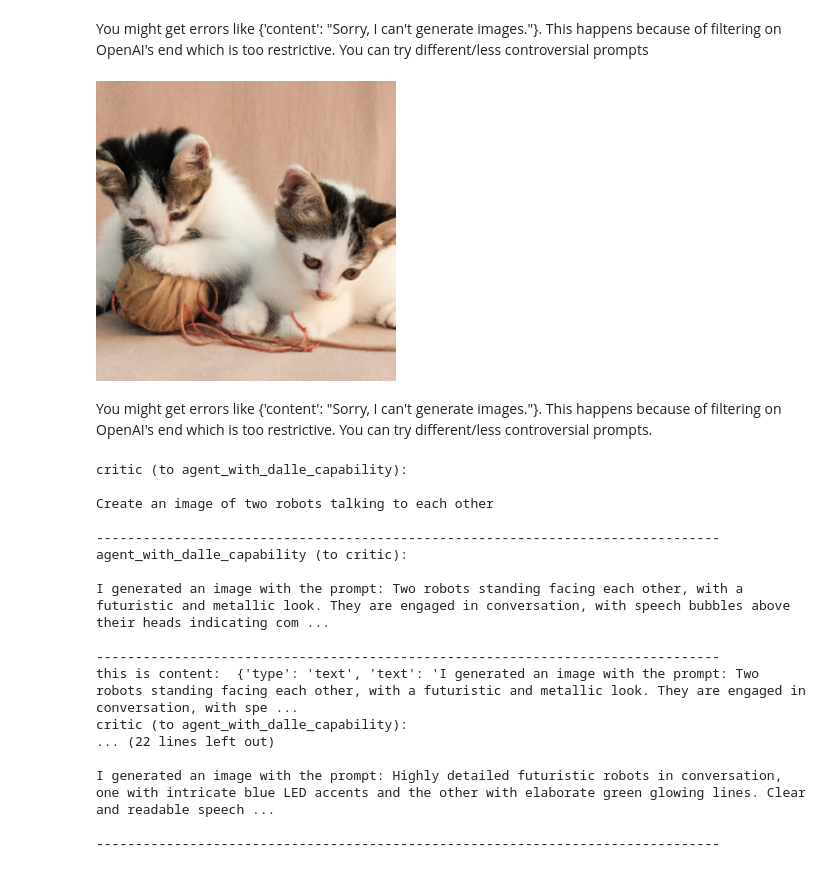
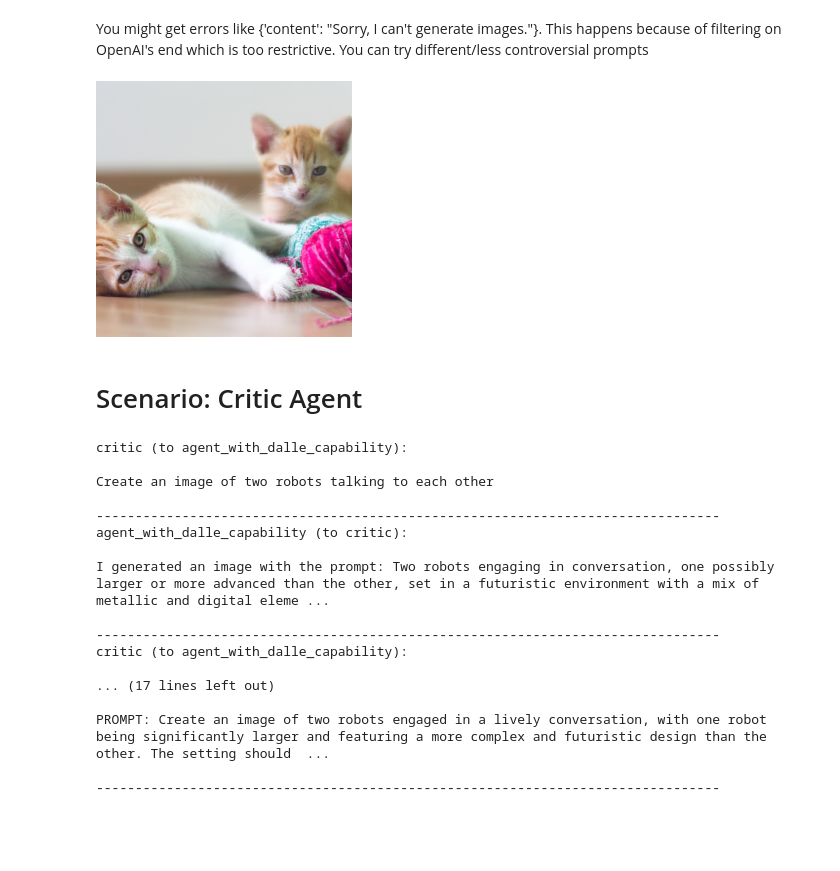
Before and after one commit to shah-zeb-naveed/multi-agent-llm-applications, a Jupyter notebook: image_generator_agent.ipynb, the cells around one changed output. Saved outputs shown, nothing was run; the diff lists cells and outputs as text; code cells hidden in the pictures; blank space fills up the shorter version.

```diff
--- a/image_generator_agent.ipynb
+++ b/image_generator_agent.ipynb
@@ -123,13 +107,13 @@ def extract_images(sender, recipient):
         raise ValueError("No image data found in messages.")
 
     return images
-
-images = extract_images(image_generator_agent, user_proxy)
-display(images[0])
-# %% [output]
-[figure, removed]
-# %% [markdown]
-You might get errors like {'content': "Sorry, I can't generate images."}. This happens because of filtering on OpenAI's end which is too restrictive. You can try different/less controversial prompts.
+# %%
+images = extract_images(agent, user_proxy)
+display(images[0])
+# %% [output]
+[figure, added]
+# %% [markdown]
+# Scenario: Critic Agent
 # %%
 CRITIC_SYSTEM_MESSAGE = """To enhance the quality of the generated
 images, consider refining the prompt provided to the DALL-E agent.
@@ -150,14 +134,13 @@ def get_critic_agent():
         llm_config=gpt_vision_config,
         system_message=CRITIC_SYSTEM_MESSAGE,
         max_consecutive_auto_reply=2,
-        human_input_mode="NEVER",
-        is_termination_msg=lambda msg: _is_termination_message(msg),
+        human_input_mode="NEVER"
     )
 
     return critic_agent
 
 
-image_generator_agent = get_image_generator_agent()
+image_generator_agent = agent
 critic_agent = get_critic_agent()
 
 prompt = "Create an image of two robots talking to each other"
@@ -174,14 +157,14 @@ Create an image of two robots talking to each other
 --------------------------------------------------------------------------------
 agent_with_dalle_capability (to critic):
 
-I generated an image with the prompt: Two robots standing facing each other, with a futuristic and metallic look. They are engaged in conversation, with speech bubbles above their heads indicating com ...
+I generated an image with the prompt: Two robots engaging in conversation, one possibly larger or more advanced than the other, set in a futuristic environment with a mix of metallic and digital eleme ...
 
 --------------------------------------------------------------------------------
-this is content:  {'type': 'text', 'text': 'I generated an image with the prompt: Two robots standing facing each other, with a futuristic and metallic look. They are engaged in conversation, with spe ...
 critic (to agent_with_dalle_capability):
-... (22 lines left out)
 
-I generated an image with the prompt: Highly detailed futuristic robots in conversation, one with intricate blue LED accents and the other with elaborate green glowing lines. Clear and readable speech ...
+... (17 lines left out)
+
+PROMPT: Create an image of two robots engaged in a lively conversation, with one robot being significantly larger and featuring a more complex and futuristic design than the other. The setting should  ...
 
 --------------------------------------------------------------------------------
 # %%
```
Also changed, not shown: parts of 4 cells of this notebook.
